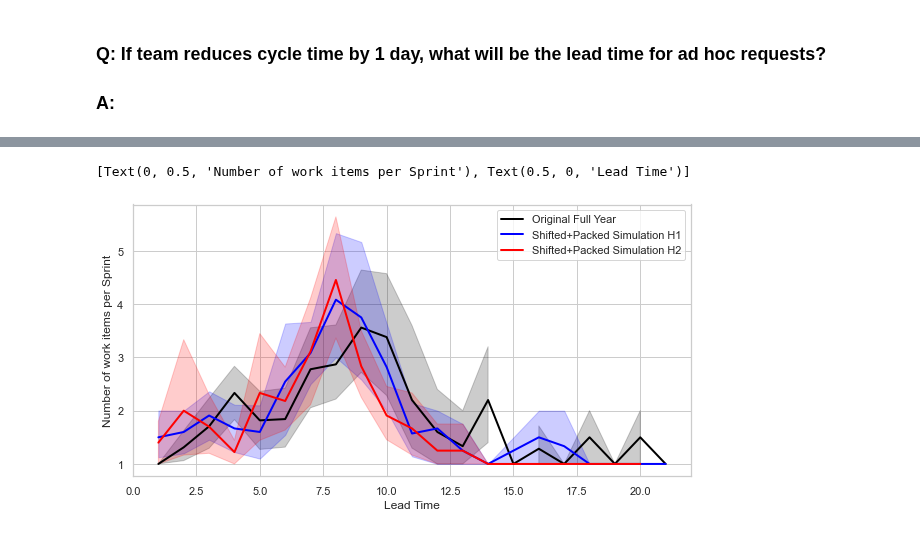
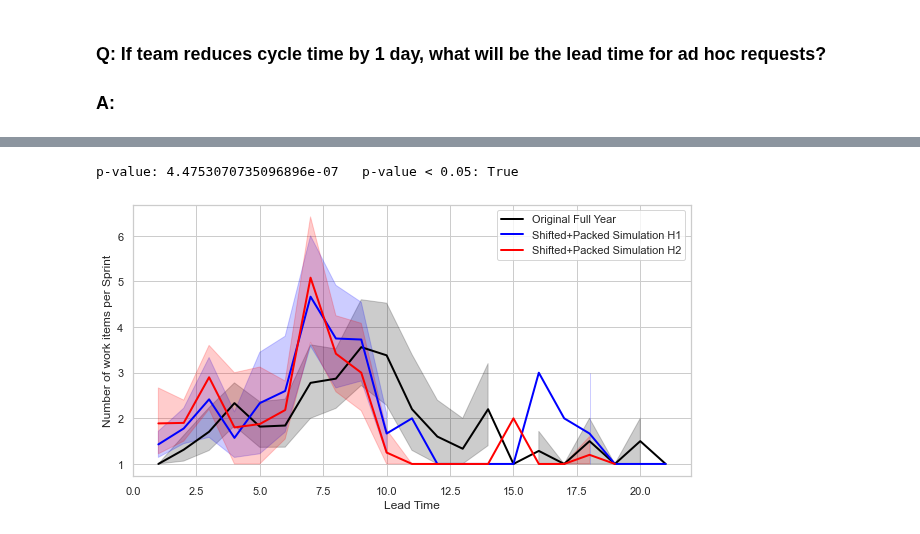
Before and after one commit to zkavtaskin/Lead-Time-Driven-Delivery-Simulation, a Jupyter notebook: Notebook/LeadTimeDynamics.ipynb, the cells around one changed output, grey strips where cells are left out. Drawn from its saved outputs; the diff is of its cells as text; code cells hidden in the pictures.

```diff
--- a/Notebook/LeadTimeDynamics.ipynb
+++ b/Notebook/LeadTimeDynamics.ipynb
@@ -279,24 +213,24 @@ def sprint_data_to_aggregate(sprint_data):
     df_sprint_data_agg = pd.DataFrame(sprint_data_agg, columns=['Sprint','LeadTime', 'Count'])
     return df_sprint_data_agg
 
-sprint_perday_cycle_probability = ltdy.combination_matrix_to_probability(sprint_cycletime_p)
-sprint_clean_combinations, sprint_clean_combinations_p = ltdy.combination_matrix_to_array(sprint_perday_cycle_probability.T, sprint_cycletime_p.columns, sprint_cycletime_p.index)
 
 sprint_clean_simulation_h1 = np.empty([0, 3])
 for i in range(12):
-    sprint_workitems = ltdy.run_simulation(chr(65+i), sprint_clean_workitem_count_mean, sprint_clean_workitem_count_std,sprint_clean_combinations, sprint_clean_combinations_p)
+    sprint_workitems = ltdy.construct_sprint(chr(65+i), sprint_clean_workitem_count_mean, sprint_clean_workitem_count_std,sprint_clean_simple.values)
     sprint_clean_simulation_h1 = np.vstack((sprint_clean_simulation_h1, sprint_workitems))
 
 sprint_clean_simulation_h2 = np.empty([0, 3])
 for i in range(12):
-    sprint_workitems = ltdy.run_simulation(chr(65+i), sprint_clean_workitem_count_mean, sprint_clean_workitem_count_std,sprint_clean_combinations, sprint_clean_combinations_p)
+    sprint_workitems = ltdy.construct_sprint(chr(65+i), sprint_clean_workitem_count_mean, sprint_clean_workitem_count_std,sprint_clean_simple.values)
     sprint_clean_simulation_h2 = np.vstack((sprint_clean_simulation_h2, sprint_workitems))
-
 
 
 df_sprint_simulation_agg_h1 = sprint_data_to_aggregate(sprint_clean_simulation_h1)
 df_sprint_simulation_agg_h2 = sprint_data_to_aggregate(sprint_clean_simulation_h2)
 df_sprint_clean_agg = sprint_data_to_aggregate(sprint_clean)
+
+
+stat, p, med, tbl = median_test(sprint_clean_simulation_h1[:,2].astype(int),sprint_clean_simple.values[:, 1])
 
 f, ax = plt.subplots(figsize=(10, 5))
 sns.set_theme(style="whitegrid", palette="bright")
@@ -306,4 +240,5 @@ sns.lineplot(data=df_sprint_simulation_agg_h2, color="red", linewidth=2, x="Lead
 ax.xaxis.grid(True)
 ax.legend()
 ax.set(ylabel="Number of work items per Sprint", xlabel="Lead Time")
+print("p-value:",p, " ", "p-value < 0.05:", p < 0.05)
 # %% [output]
@@ -316,21 +251,20 @@ We should agree at this point that above "Original Full Year" and "Original Simu
 
 If this is all the same, then what does an improvement look like? For this we will use our shifted and shifted+packed data from above.
 # %%
-sprint_shifted_perday_cycle_probability = ltdy.combination_matrix_to_probability(sprint_shifted_cycletime_p)
-sprint_shifted_combinations, sprint_shifted_combinations_p = ltdy.combination_matrix_to_array(sprint_shifted_perday_cycle_probability.T, sprint_shifted_cycletime_p.columns, sprint_shifted_cycletime_p.index)
-
 sprint_shifted_simulation_h1 = np.empty([0, 3])
 for i in range(12):
-    sprint_workitems = ltdy.run_simulation(chr(65+i), sprint_clean_workitem_count_mean, sprint_clean_workitem_count_std,sprint_shifted_combinations, sprint_shifted_combinations_p)
+    sprint_workitems = ltdy.construct_sprint(chr(65+i), sprint_clean_workitem_count_mean, sprint_clean_workitem_count_std,sprint_reduced.values)
     sprint_shifted_simulation_h1 = np.vstack((sprint_shifted_simulation_h1, sprint_workitems))
 
 sprint_shifted_simulation_h2 = np.empty([0, 3])
 for i in range(12):
-    sprint_workitems = ltdy.run_simulation(chr(65+i), sprint_clean_workitem_count_mean, sprint_clean_workitem_count_std,sprint_shifted_combinations, sprint_shifted_combinations_p)
+    sprint_workitems = ltdy.construct_sprint(chr(65+i), sprint_clean_workitem_count_mean, sprint_clean_workitem_count_std,sprint_reduced.values)
     sprint_shifted_simulation_h2 = np.vstack((sprint_shifted_simulation_h2, sprint_workitems))
 
 df_sprint_shifted_agg_h1 = sprint_data_to_aggregate(sprint_shifted_simulation_h1)
 df_sprint_shifted_agg_h2 = sprint_data_to_aggregate(sprint_shifted_simulation_h2)
+
+stat, p, med, tbl = median_test(sprint_shifted_simulation_h1[:,2].astype(int),sprint_clean_simple.values[:, 1])
 
 f, ax = plt.subplots(figsize=(10, 5))
 sns.set_theme(style="whitegrid", palette="bright")
@@ -340,4 +274,5 @@ sns.lineplot(data=df_sprint_shifted_agg_h2, color="red", linewidth=2, x="LeadTim
 ax.xaxis.grid(True)
 ax.legend()
 ax.set(ylabel="Number of work items per Sprint", xlabel="Lead Time")
+print("p-value:",p, " ", "p-value < 0.05:", p < 0.05)
 # %% [output]
@@ -350,28 +287,28 @@ Now we have previously discussed that if so much work is shifted to the left mos
 # %%
-sprint_shifted_packed_perday_cycle_probability = ltdy.combination_matrix_to_probability(sprint_shifted_packed_cycletime_p)
-sprint_shifted_packed_combinations, sprint_shifted_packed_combinations_p = ltdy.combination_matrix_to_array(sprint_shifted_packed_perday_cycle_probability.T, sprint_shifted_packed_cycletime_p.columns, sprint_shifted_packed_cycletime_p.index)
-
 sprint_shifted_packed_simulation_h1 = np.empty([0, 3])
 for i in range(12):
-    sprint_workitems = ltdy.run_simulation(chr(65+i), sprint_clean_workitem_count_mean*(1+shift_increase), sprint_clean_workitem_count_std,sprint_shifted_packed_combinations, sprint_shifted_packed_combinations_p)
+    sprint_workitems = ltdy.construct_sprint(chr(65+i), sprint_clean_workitem_count_mean*(1+shift_increase), sprint_clean_workitem_count_std,workitems_shifted)
     sprint_shifted_packed_simulation_h1 = np.vstack((sprint_shifted_packed_simulation_h1, sprint_workitems))
 
 sprint_shifted_packed_simulation_h2 = np.empty([0, 3])
 for i in range(12):
-    sprint_workitems = ltdy.run_simulation(chr(65+i), sprint_clean_workitem_count_mean*(1+shift_increase), sprint_clean_workitem_count_std,sprint_shifted_packed_combinations, sprint_shifted_packed_combinations_p)
+    sprint_workitems = ltdy.construct_sprint(chr(65+i), sprint_clean_workitem_count_mean*(1+shift_increase), sprint_clean_workitem_count_std,workitems_shifted)
     sprint_shifted_packed_simulation_h2 = np.vstack((sprint_shifted_packed_simulation_h2, sprint_workitems))
 
 df_sprint_shifted_packed_agg_h1 = sprint_data_to_aggregate(sprint_shifted_packed_simulation_h1)
 df_sprint_shifted_packed_agg_h2 = sprint_data_to_aggregate(sprint_shifted_packed_simulation_h2)
+
+stat, p, med, tbl = median_test(sprint_shifted_packed_simulation_h1[:,2].astype(int),sprint_clean_simple.values[:, 1])
 
 f, ax = plt.subplots(figsize=(10, 5))
 sns.set_theme(style="whitegrid", palette="bright")
 sns.lineplot(data=df_sprint_clean_agg, color="black", linewidth=2, x="LeadTime", y="Count", label="Original Full Year")
 sns.lineplot(data=df_sprint_shifted_packed_agg_h1, color="blue", linewidth=2, x="LeadTime", y="Count", label="Shifted+Packed Simulation H1")
 sns.lineplot(data=df_sprint_shifted_packed_agg_h2, color="red", linewidth=2, x="LeadTime", y="Count", label="Shifted+Packed Simulation H2")
 ax.xaxis.grid(True)
 ax.legend()
 ax.set(ylabel="Number of work items per Sprint", xlabel="Lead Time")
+print("p-value:",p, " ", "p-value < 0.05:", p < 0.05)
 # %% [output]
-[Text(0, 0.5, 'Number of work items per Sprint'), Text(0.5, 0, 'Lead Time')]
+p-value: 4.4753070735096896e-07   p-value < 0.05: True
-[figure, old version]
+[figure, new version]
```
Also changed, not shown: parts of 29 cells of this notebook, 1 other file.
